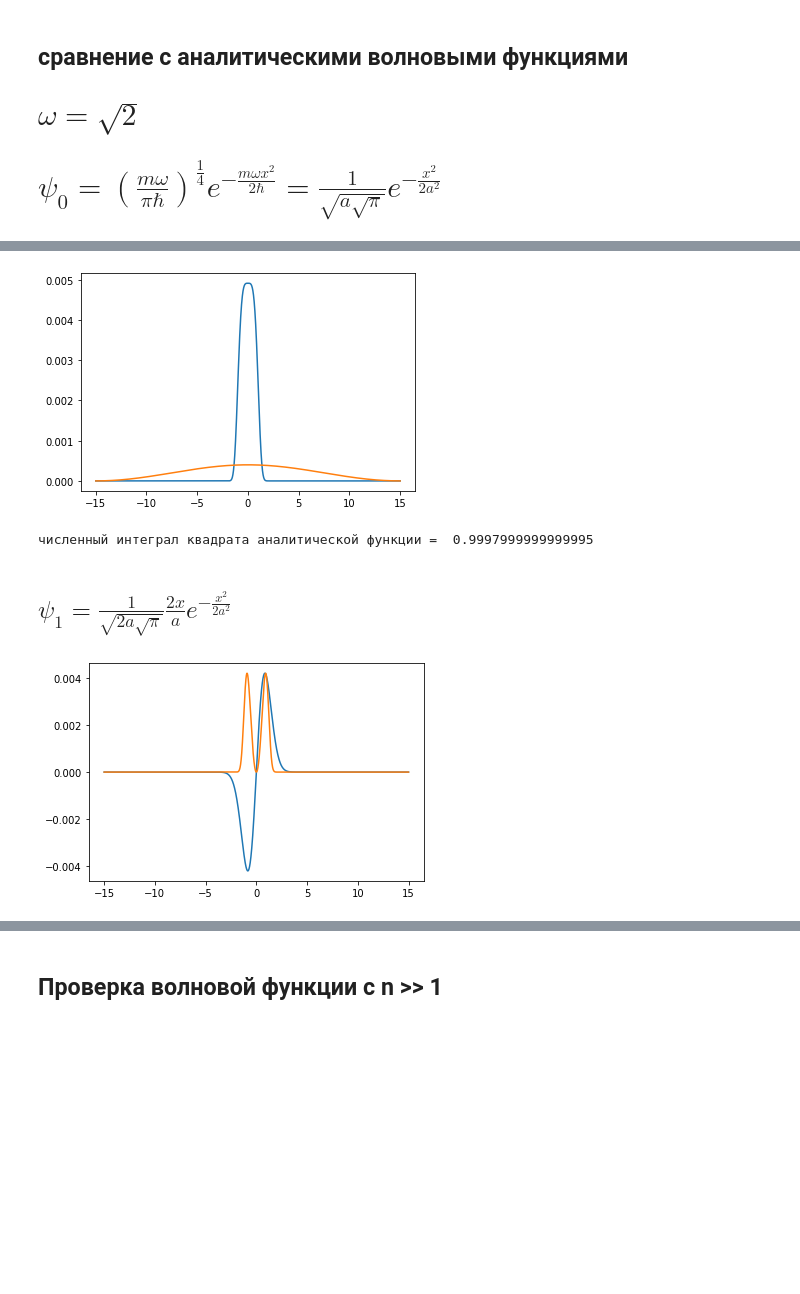
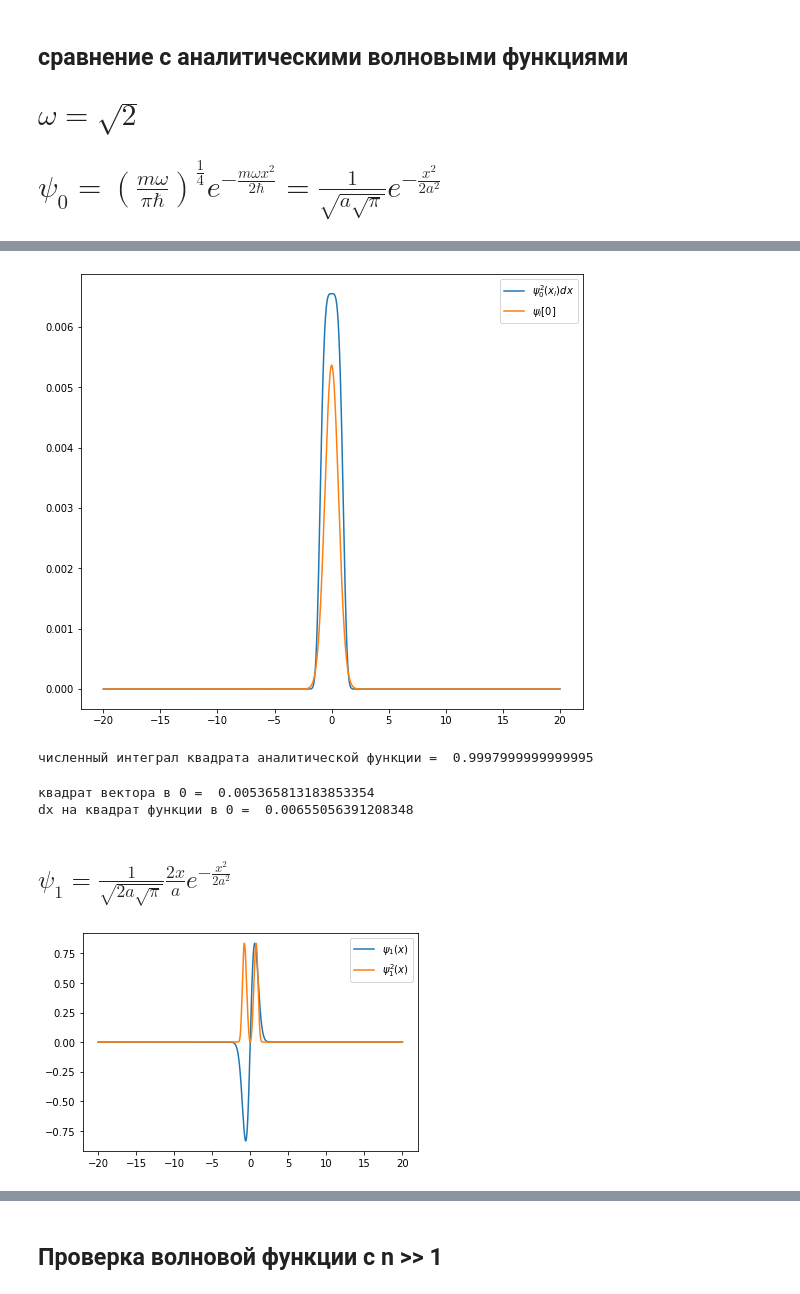
Before and after one commit to Gorchavkina/diplomawork, a Jupyter notebook: fin_diff_matrix_method.ipynb, the cells around one changed output, grey strips where cells are left out. Saved outputs shown, nothing was run; the diff lists cells and outputs as text; code cells hidden in the pictures; blank space fills up the shorter version.

```diff
--- a/fin_diff_matrix_method.ipynb
+++ b/fin_diff_matrix_method.ipynb
@@ -4,7 +4,7 @@ import numpy as np
 import math
 # %%
 S = 5000 #размерность матрицы
-L = 30 # длина ящика для нулевых краевых условий
+L = 40 # длина ящика для нулевых краевых условий
 dx = L/(S+2)
 x = np.linspace(-L/2+dx, L/2-dx, S) #индексы по x
 k = 1/(2*dx**2)
@@ -129,14 +178,22 @@ plt.show()
 # %%
 # график численной и аналитической функций, аналитическая слышком высоко
-plt.plot(x, psi0_2(x)*dx)
-plt.plot(x, eigvecs[0]**2)
+plt.figure(figsize=(9,8))
+plt.plot(x, psi0_2(x)*dx,label="$\psi_0^2(x_i)dx$")
+plt.plot(x, eigvecs[:,0]**2,label="$\psi_i[0]$")
+plt.legend( )
 plt.show()
 # %% [output]
-[figure, old version]
+[figure, new version]
 # %%
 print ("численный интеграл квадрата аналитической функции = ", sum([psi0(x[i])**2*dx for i in range(S)]))
 # %% [output]
 численный интеграл квадрата аналитической функции =  0.9997999999999995
+# %%
+print("квадрат вектора в 0 = ", eigvecs[int(S/2),0]**2)
+print("dx на квадрат функции в 0 = ", psi0_2(0)*dx)
+# %% [output]
+квадрат вектора в 0 =  0.005365813183853354
+dx на квадрат функции в 0 =  0.00655056391208348
 # %% [markdown]
 ## $\psi_1 = \frac{1}{\sqrt{2a\sqrt{\pi}}}\frac{2x}{a}e^{-\frac{x^2}{2a^2}}$
 # %%
@@ -144,11 +201,12 @@ def psi1(x):
     return psi0(x)*math.sqrt(2)*x/a
 def psi1_2(x):
     return psi1(x**2)
-plt.plot(x,psi1(x)*dx)
-#plt.plot(x, eigvecs[1],'o')
-plt.plot(x,psi1_2(x)*dx)
+
+plt.plot(x,psi1(x),label="$\psi_1(x)$")
+plt.plot(x,psi1_2(x),label="$\psi_1^2(x)$")
 #plt.plot(x, psi1_2(x)*dx)
+plt.legend()
 plt.show()
 # %% [output]
-[figure, old version]
+[figure, new version]
 # %%
```
Also changed, not shown: parts of 30 cells of this notebook.
